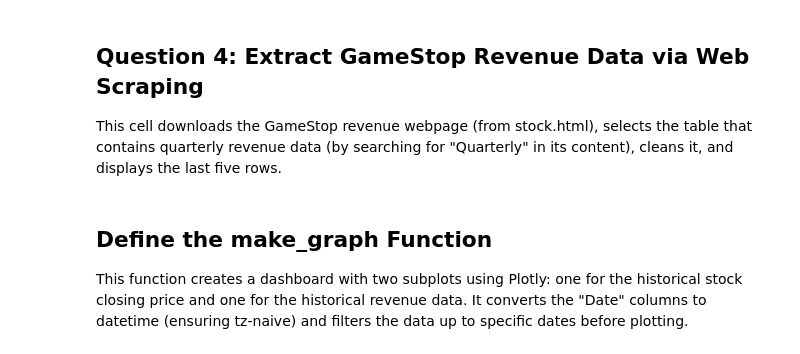
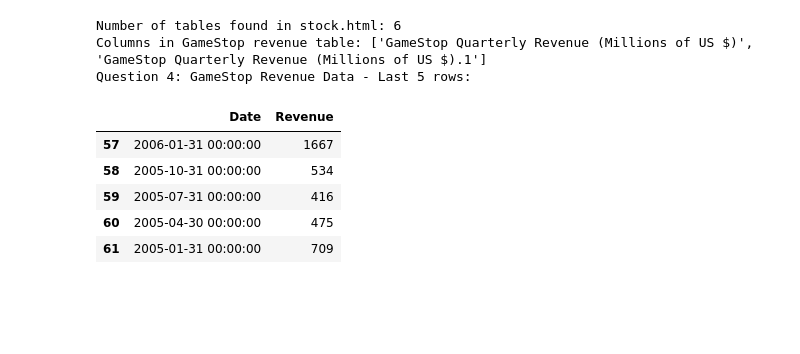
Before and after one commit to runciter2078/Comparative-Stock-Revenue-Dashboard, a Jupyter notebook: dashboard_project.ipynb, the cells around one changed output. Cells and saved outputs as stored; diff of their text form; code cells hidden in the pictures; blank space fills up the shorter version.

```diff
--- a/dashboard_project.ipynb
+++ b/dashboard_project.ipynb
@@ -84,39 +83,52 @@ gme_data.head()
-# %% [markdown]
-## Question 4: Extract GameStop Revenue Data via Web Scraping
-
-This cell downloads the GameStop revenue webpage (from stock.html), selects the table that contains quarterly revenue data (by searching for "Quarterly" in its content), cleans it, and displays the last five rows.
 # %%
-# Question 4
+from io import StringIO
+import requests
+import pandas as pd
+
+# URL for GameStop revenue data (using stock.html)
 url_gme_revenue = "https://cf-courses-data.s3.us.cloud-object-storage.appdomain.cloud/IBMDeveloperSkillsNetwork-PY0220EN-SkillsNetwork/labs/project/stock.html"
 html_data_gme = requests.get(url_gme_revenue).text
 
 # Extract all tables from the HTML
 gme_revenue_list = pd.read_html(StringIO(html_data_gme))
+print("Number of tables found in stock.html:", len(gme_revenue_list))
 
-# Select the table that contains "Quarterly" in its content
+# Loop through the tables and select the one that contains the word "Quarterly" anywhere in its content
 gme_revenue = None
 for table in gme_revenue_list:
     if "Quarterly" in table.to_string():
         gme_revenue = table
         break
+
+# If no table with "Quarterly" is found, fallback to the first table
 if gme_revenue is None:
     gme_revenue = gme_revenue_list[0]
 
 print("Columns in GameStop revenue table:", gme_revenue.columns.tolist())
 
 # Rename columns to "Date" and "Revenue"
 gme_revenue.columns = ["Date", "Revenue"]
 
-# Clean the Revenue column: remove "$" and commas, then convert to numeric
-gme_revenue["Revenue"] = gme_revenue["Revenue"].str.replace(r",|\$", "", regex=True)
+# Clean the Revenue column: remove any character that is not a digit or a period
+gme_revenue["Revenue"] = gme_revenue["Revenue"].astype(str).str.replace(r"[^0-9.]", "", regex=True)
 gme_revenue["Revenue"] = pd.to_numeric(gme_revenue["Revenue"], errors="coerce")
+gme_revenue = gme_revenue.dropna(subset=["Revenue"])
+
+# Convert the Date column to datetime using .loc to avoid warnings
+gme_revenue.loc[:, "Date"] = pd.to_datetime(gme_revenue["Date"], errors="coerce")
 
 print("Question 4: GameStop Revenue Data - Last 5 rows:")
 gme_revenue.tail()
+# %% [output]
+Number of tables found in stock.html: 6
+Columns in GameStop revenue table: ['GameStop Quarterly Revenue (Millions of US $)', 'GameStop Quarterly Revenue (Millions of US $).1']
+Question 4: GameStop Revenue Data - Last 5 rows:
+|  | Date | Revenue |
+| 57 | 2006-01-31 00:00:00 | 1667 |
+| 58 | 2005-10-31 00:00:00 | 534 |
+| 59 | 2005-07-31 00:00:00 | 416 |
+| 60 | 2005-04-30 00:00:00 | 475 |
+| 61 | 2005-01-31 00:00:00 | 709 |
-# %% [markdown]
-## Define the make_graph Function
-
-This function creates a dashboard with two subplots using Plotly: one for the historical stock closing price and one for the historical revenue data. It converts the "Date" columns to datetime (ensuring tz-naive) and filters the data up to specific dates before plotting.
 # %%
 from plotly.subplots import make_subplots
 import plotly.graph_objects as go
```
Also changed, not shown: parts of 14 cells of this notebook.
